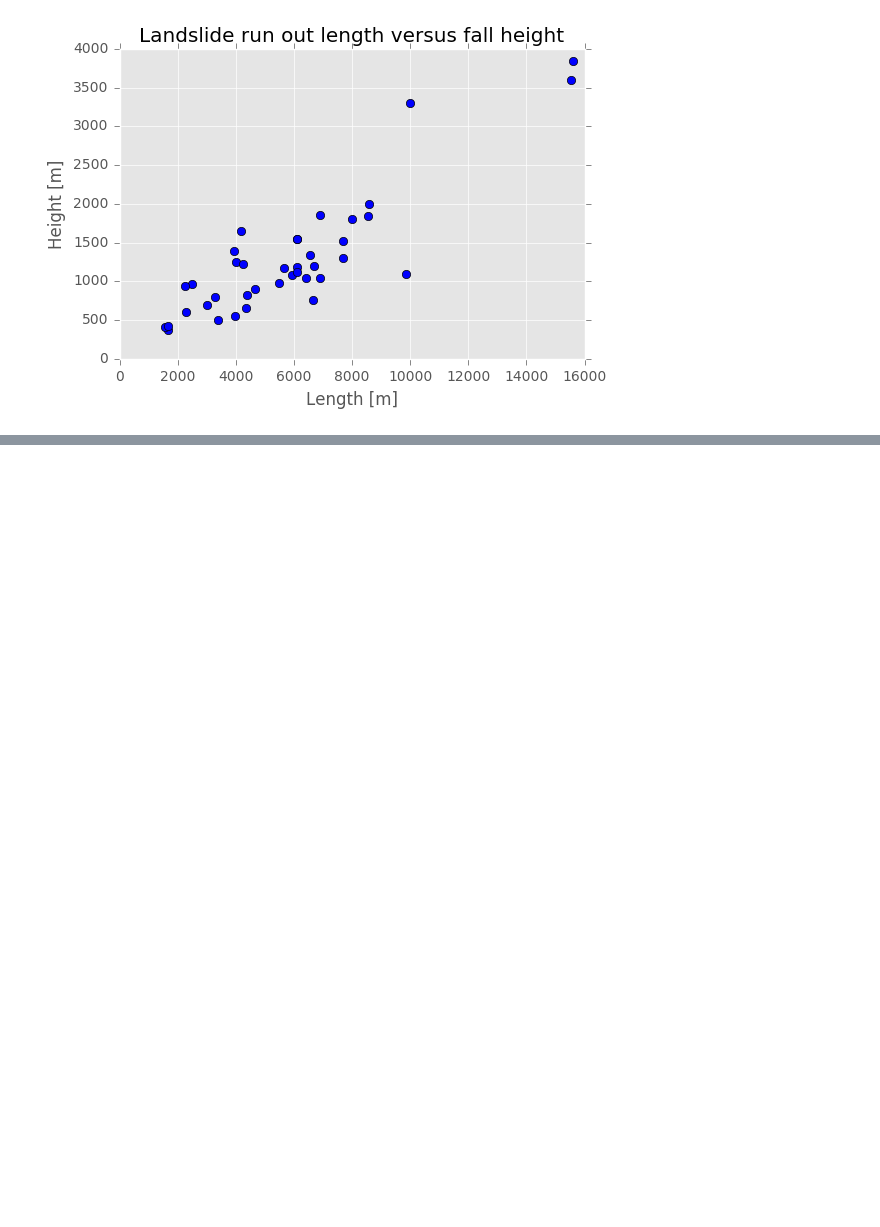
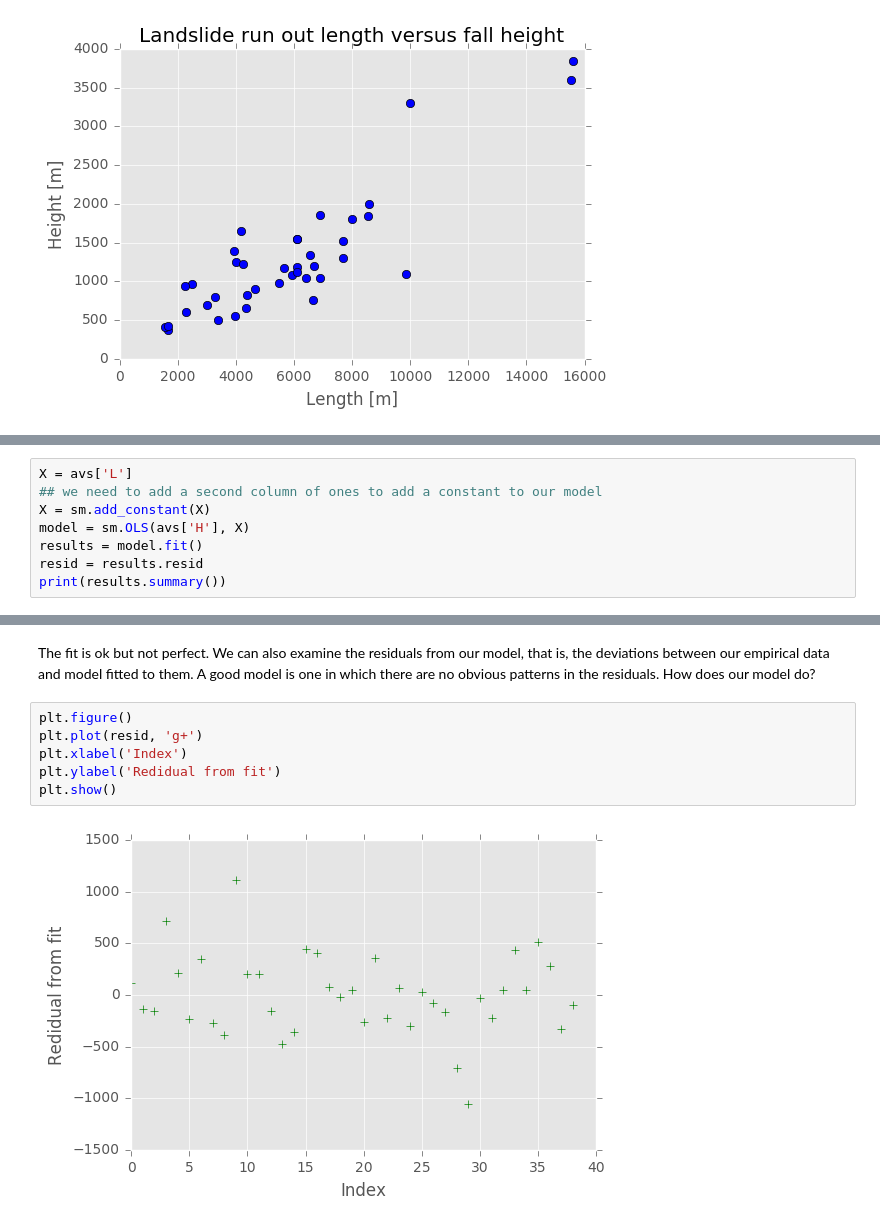
Before and after one commit to bmenounos/geog311_lab1, a Jupyter notebook: geog311_lab1.ipynb, the cells around one changed output, grey strips where cells are left out. Drawn from its saved outputs; the diff is of its cells as text; blank space fills up the shorter version.

```diff
--- a/geog311_lab1.ipynb
+++ b/geog311_lab1.ipynb
@@ -237,0 +218,8 @@ plt.show()
+# %%
+X = avs['L']
+## we need to add a second column of ones to add a constant to our model
+X = sm.add_constant(X)
+model = sm.OLS(avs['H'], X)
+results = model.fit()
+resid = results.resid
+print(results.summary())
@@ -237,0 +244,10 @@ plt.show()
+# %% [markdown]
+The fit is ok but not perfect. We can also examine the residuals from our model, that is, the deviations between our empirical data and model fitted to them. A good model is one in which there are no obvious patterns in the residuals. How does our model do?
+# %%
+plt.figure()
+plt.plot(resid, 'g+')
+plt.xlabel('Index')
+plt.ylabel('Redidual from fit')
+plt.show()
+# %% [output]
+[figure, added]
```
Also changed, not shown: parts of 8 cells of this notebook.
